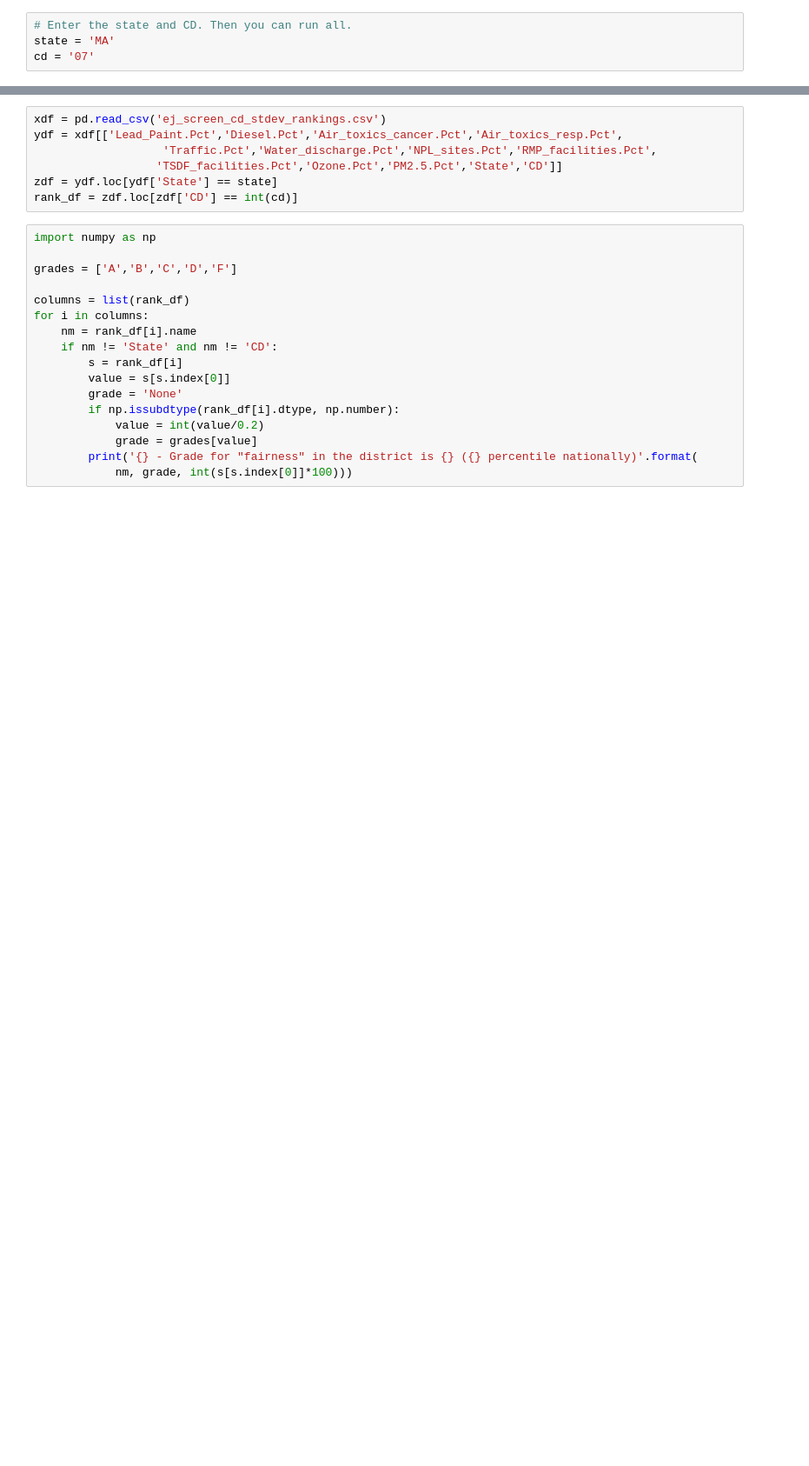
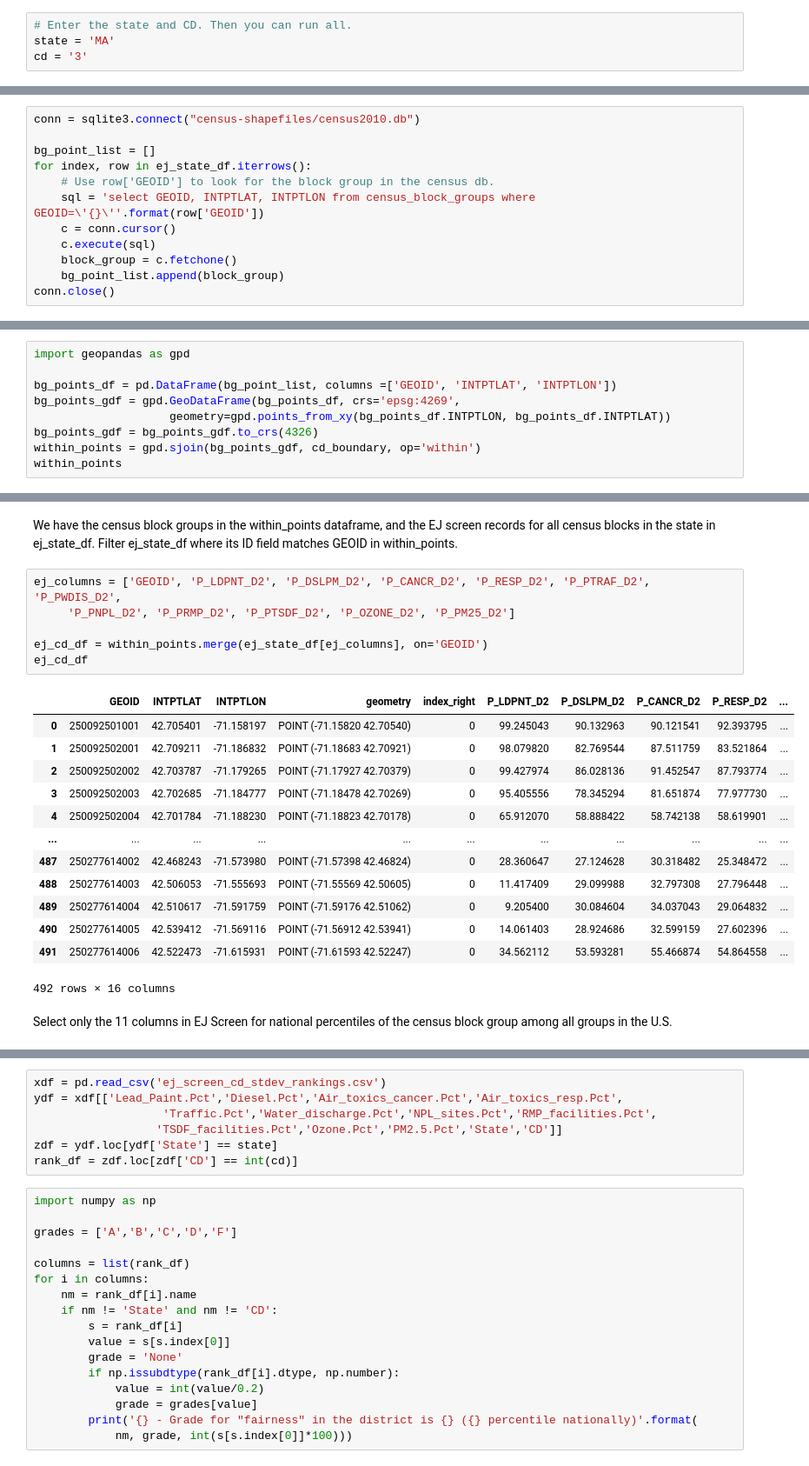
Before and after one commit to edgi-govdata-archiving/EEW-EJScreen, a Jupyter notebook: ejscreen.ipynb, the cells around one changed output, grey strips where cells are left out. Shown: that part at 87% size. Drawn from its saved outputs; the diff is of its cells as text; blank space fills up the shorter version.

```diff
--- a/ejscreen.ipynb
+++ b/ejscreen.ipynb
@@ -8,4 +11,4 @@ else:
 # %%
 # Enter the state and CD. Then you can run all.
 state = 'MA'
-cd = '07'
+cd = '3'
@@ -29,0 +76,12 @@ sql
+# %%
+conn = sqlite3.connect("census-shapefiles/census2010.db")
+
+bg_point_list = []
+for index, row in ej_state_df.iterrows():
+    # Use row['GEOID'] to look for the block group in the census db.
+    sql = 'select GEOID, INTPTLAT, INTPTLON from census_block_groups where GEOID=\'{}\''.format(row['GEOID'])
+    c = conn.cursor()
+    c.execute(sql)
+    block_group = c.fetchone()
+    bg_point_list.append(block_group)
+conn.close()
@@ -29,0 +90,9 @@ sql
+# %%
+import geopandas as gpd
+
+bg_points_df = pd.DataFrame(bg_point_list, columns =['GEOID', 'INTPTLAT', 'INTPTLON'])
+bg_points_gdf = gpd.GeoDataFrame(bg_points_df, crs='epsg:4269',
+                    geometry=gpd.points_from_xy(bg_points_df.INTPTLON, bg_points_df.INTPTLAT))
+bg_points_gdf = bg_points_gdf.to_crs(4326)
+within_points = gpd.sjoin(bg_points_gdf, cd_boundary, op='within')
+within_points
@@ -30,3 +124,29 @@ sql
+# %% [markdown]
+We have the census block groups in the within_points dataframe, and the EJ screen records for
+all census blocks in the state in ej_state_df. Filter ej_state_df where its ID field matches
+GEOID in within_points.
+# %%
+ej_columns = ['GEOID', 'P_LDPNT_D2', 'P_DSLPM_D2', 'P_CANCR_D2', 'P_RESP_D2', 'P_PTRAF_D2', 'P_PWDIS_D2',
+     'P_PNPL_D2', 'P_PRMP_D2', 'P_PTSDF_D2', 'P_OZONE_D2', 'P_PM25_D2']
+
+ej_cd_df = within_points.merge(ej_state_df[ej_columns], on='GEOID')
+ej_cd_df
+# %% [output]
+|  | GEOID | INTPTLAT | INTPTLON | geometry | index_right | P_LDPNT_D2 | P_DSLPM_D2 | P_CANCR_D2 | P_RESP_D2 | ... |
+| 0 | 250092501001 | 42.705401 | -71.158197 | POINT (-71.15820 42.70540) | 0 | 99.245043 | 90.132963 | 90.121541 | 92.393795 | ... |
+| 1 | 250092502001 | 42.709211 | -71.186832 | POINT (-71.18683 42.70921) | 0 | 98.079820 | 82.769544 | 87.511759 | 83.521864 | ... |
+| 2 | 250092502002 | 42.703787 | -71.179265 | POINT (-71.17927 42.70379) | 0 | 99.427974 | 86.028136 | 91.452547 | 87.793774 | ... |
+| 3 | 250092502003 | 42.702685 | -71.184777 | POINT (-71.18478 42.70269) | 0 | 95.405556 | 78.345294 | 81.651874 | 77.977730 | ... |
+| 4 | 250092502004 | 42.701784 | -71.188230 | POINT (-71.18823 42.70178) | 0 | 65.912070 | 58.888422 | 58.742138 | 58.619901 | ... |
+| ... | ... | ... | ... | ... | ... | ... | ... | ... | ... | ... |
+| 487 | 250277614002 | 42.468243 | -71.573980 | POINT (-71.57398 42.46824) | 0 | 28.360647 | 27.124628 | 30.318482 | 25.348472 | ... |
+| 488 | 250277614003 | 42.506053 | -71.555693 | POINT (-71.55569 42.50605) | 0 | 11.417409 | 29.099988 | 32.797308 | 27.796448 | ... |
+| 489 | 250277614004 | 42.510617 | -71.591759 | POINT (-71.59176 42.51062) | 0 | 9.205400 | 30.084604 | 34.037043 | 29.064832 | ... |
+| 490 | 250277614005 | 42.539412 | -71.569116 | POINT (-71.56912 42.53941) | 0 | 14.061403 | 28.924686 | 32.599159 | 27.602396 | ... |
+| 491 | 250277614006 | 42.522473 | -71.615931 | POINT (-71.61593 42.52247) | 0 | 34.562112 | 53.593281 | 55.466874 | 54.864558 | ... |
+492 rows × 16 columns
+# %% [markdown]
+Select only the 11 columns in EJ Screen for national percentiles of the census block group among all groups in the U.S.
 # %%
 columns = ['P_LDPNT_D2', 'P_DSLPM_D2', 'P_CANCR_D2', 'P_RESP_D2', 'P_PTRAF_D2', 'P_PWDIS_D2',
            'P_PNPL_D2', 'P_PRMP_D2', 'P_PTSDF_D2', 'P_OZONE_D2', 'P_PM25_D2']
```
Also changed, not shown: parts of 24 cells of this notebook, 5 other files.
